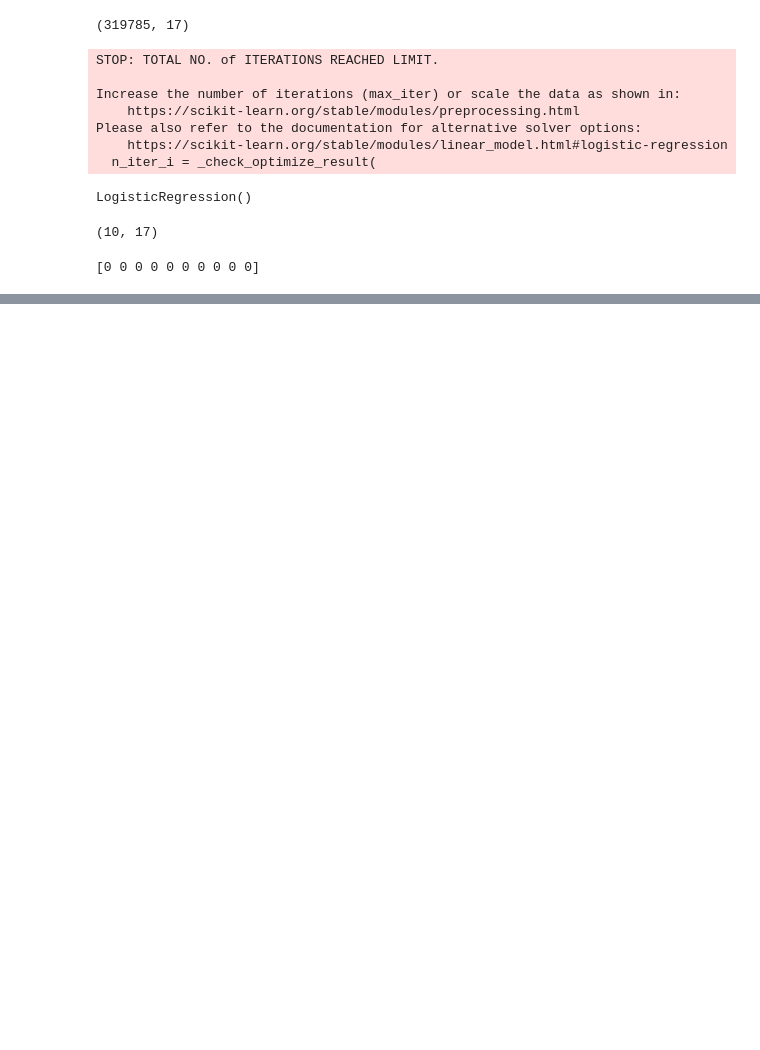
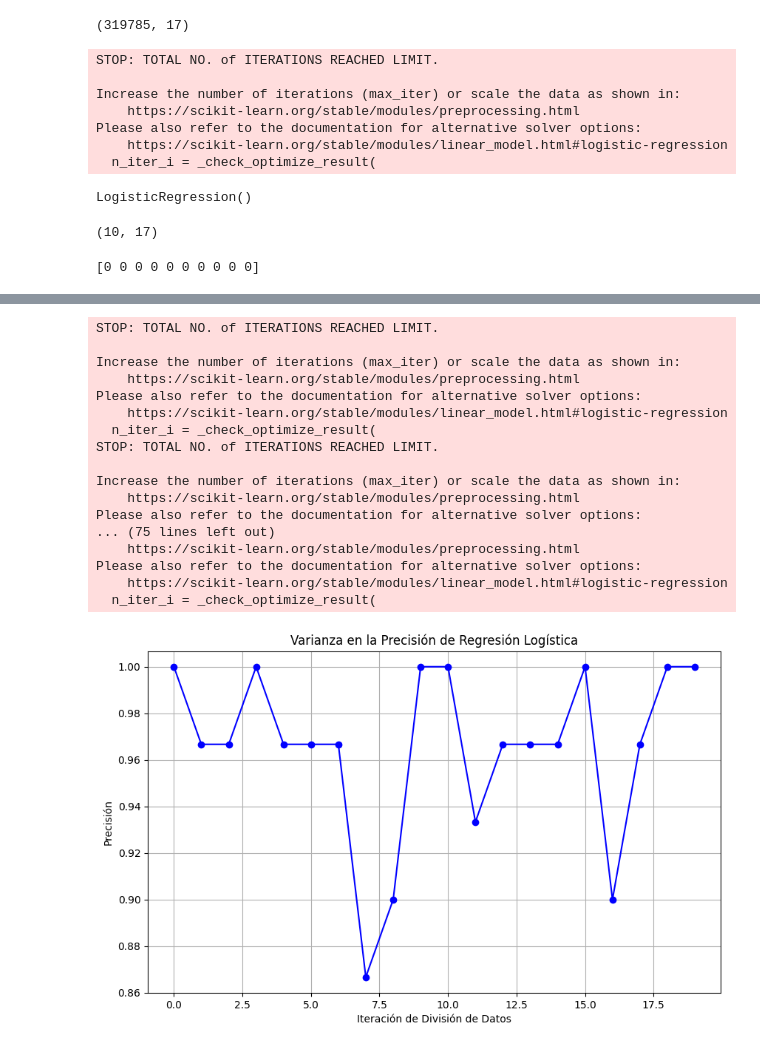
Before and after one commit to carolArrieta/TC3006, a Jupyter notebook: final/M2_ML/Ev_02/ConFramework.ipynb, the cells around one changed output, grey strips where cells are left out. Cells and saved outputs as stored; diff of their text form; code cells hidden in the pictures; blank space fills up the shorter version.

```diff
--- a/final/M2_ML/Ev_02/ConFramework.ipynb
+++ b/final/M2_ML/Ev_02/ConFramework.ipynb
@@ -193,0 +235,8 @@ model.score(Y, results)
+# %%
+# Mostrar los mejores hiperparámetros encontrados
+best_params = grid_search.best_params_
+print("Mejores hiperparámetros:", best_params)
+
+# Entrenar un modelo con los mejores hiperparámetros en el conjunto de entrenamiento completo
+best_logistic = LogisticRegression(C=best_params['C'])
+best_logistic.fit(X, y)
@@ -193,0 +253,4 @@ model.score(Y, results)
+# %%
+# Evaluar el modelo ajustado en el conjunto de prueba
+accuracy = best_logistic.score(Y, results)
+print("Exactitud en el conjunto de prueba:", accuracy)
@@ -193,0 +261,8 @@ model.score(Y, results)
+# %%
+from sklearn.model_selection import train_test_split
+
+# Dividir los datos en conjuntos de entrenamiento y prueba
+X_train, X_test, y_train, y_test = train_test_split(X, y, test_size=0.2, random_state=42)
+
+# Dividir el conjunto de entrenamiento en entrenamiento y validación
+X_train, X_val, y_train, y_val = train_test_split(X_train, y_train, test_size=0.2, random_state=42)
@@ -193,0 +286,56 @@ model.score(Y, results)
+# %%
+from sklearn.datasets import load_iris
+
+# Cargar el conjunto de datos (ejemplo con el conjunto de datos Iris)
+data = load_iris()
+X = data.data
+y = data.target
+
+# Definir la cantidad de divisiones
+num_splits = 20
+test_size = 0.2
+# Listas para almacenar métricas de evaluación
+accuracies = []
+
+# Realizar múltiples divisiones y evaluaciones
+for i in range(num_splits):
+    X_train, X_test, y_train, y_test = train_test_split(X, y, test_size=test_size, random_state=i)
+
+    # Crear y entrenar el modelo de regresión logística
+    model = LogisticRegression()
+    model.fit(X_train, y_train)
+
+    # Realizar predicciones en el conjunto de prueba
+    y_pred = model.predict(X_test)
+
+    # Calcular la precisión y almacenarla
+    accuracy = accuracy_score(y_test, y_pred)
+    accuracies.append(accuracy)
+
+# Graficar la varianza en las métricas de evaluación (precisión)
+plt.figure(figsize=(10, 6))
+plt.plot(range(num_splits), accuracies, marker='o', linestyle='-', color='b')
+plt.xlabel('Iteración de División de Datos')
+plt.ylabel('Precisión')
+plt.title('Varianza en la Precisión de Regresión Logística')
+plt.grid(True)
+plt.show()
+# %% [output]
+STOP: TOTAL NO. of ITERATIONS REACHED LIMIT.
+
+Increase the number of iterations (max_iter) or scale the data as shown in:
+    https://scikit-learn.org/stable/modules/preprocessing.html
+Please also refer to the documentation for alternative solver options:
+    https://scikit-learn.org/stable/modules/linear_model.html#logistic-regression
+  n_iter_i = _check_optimize_result(
+STOP: TOTAL NO. of ITERATIONS REACHED LIMIT.
+
+Increase the number of iterations (max_iter) or scale the data as shown in:
+    https://scikit-learn.org/stable/modules/preprocessing.html
+Please also refer to the documentation for alternative solver options:
+... (75 lines left out)
+    https://scikit-learn.org/stable/modules/preprocessing.html
+Please also refer to the documentation for alternative solver options:
+    https://scikit-learn.org/stable/modules/linear_model.html#logistic-regression
+  n_iter_i = _check_optimize_result(
+[figure, added]
```
Also changed, not shown: parts of 18 cells of this notebook.
